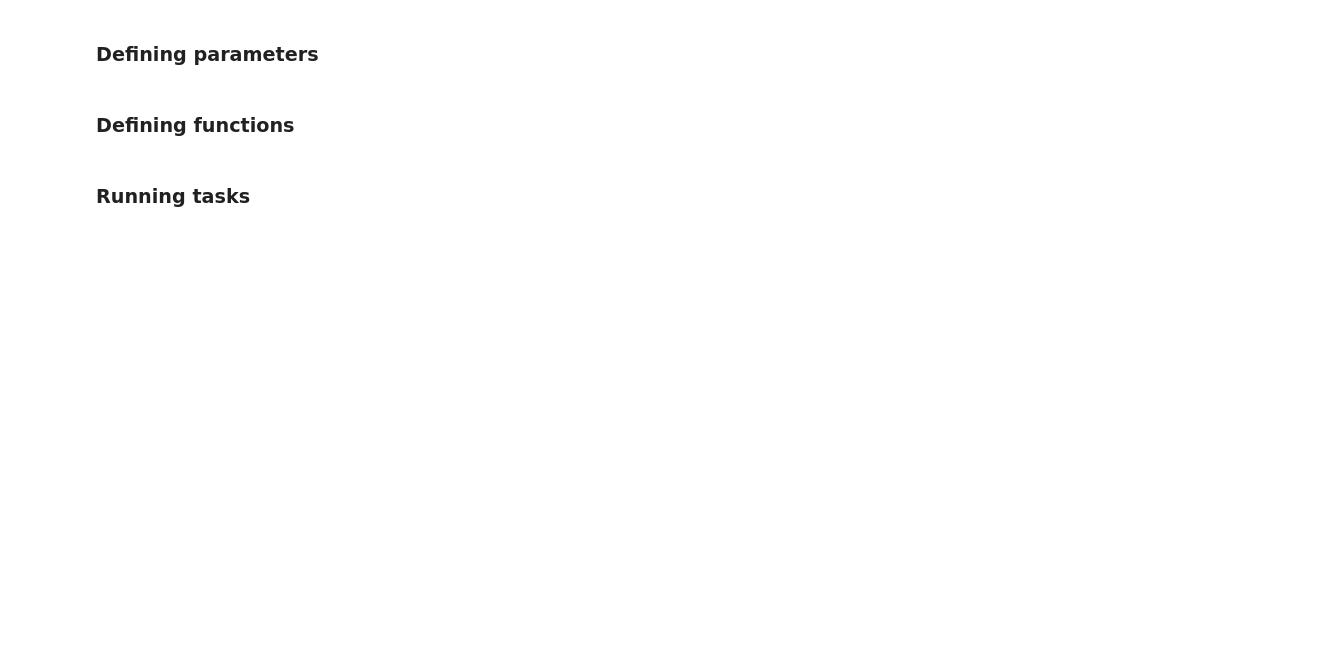
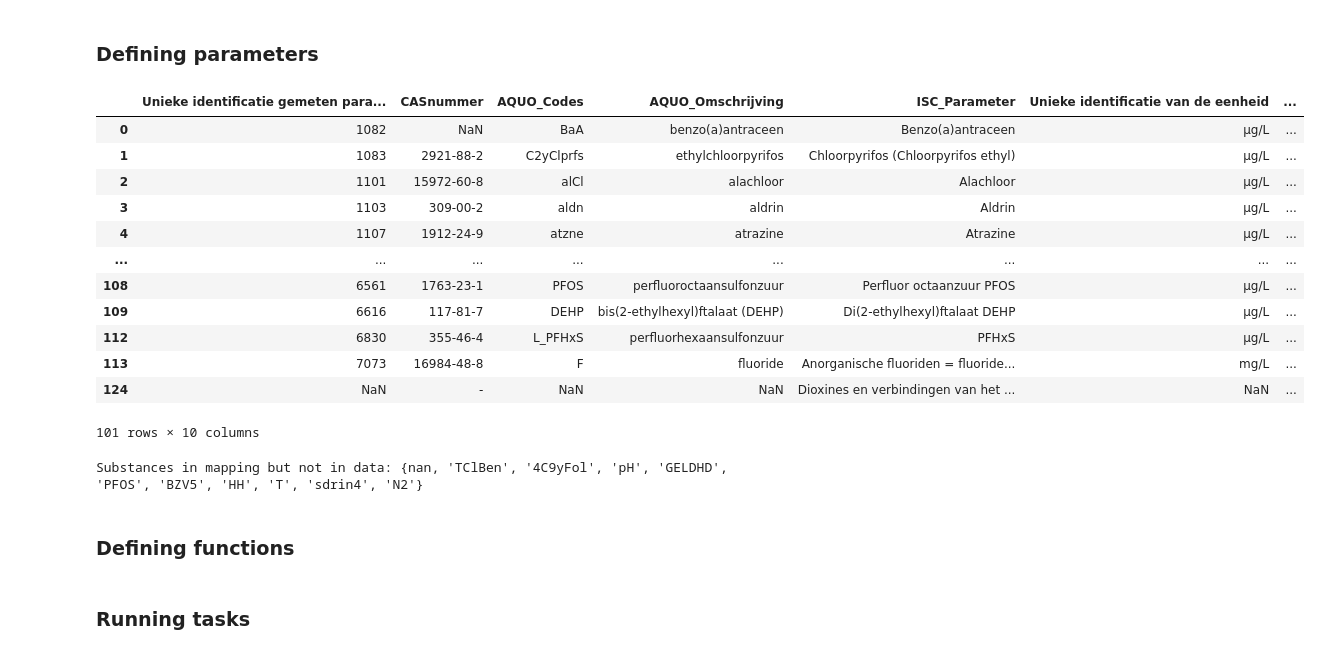
Before and after one commit to openearth/ISC-mapping-schelde, a Jupyter notebook: scripts/03_Exploring_duplicates.ipynb, the cells around one changed output. Drawn from its saved outputs; the diff is of its cells as text; code cells hidden in the pictures; blank space fills up the shorter version.

Commit message:
Updating repository with 2024 data results.
 Updating repository with 2024 data results. The mapping table was updated as well with summary and missing tabs.

```diff
--- a/scripts/03_Exploring_duplicates.ipynb
+++ b/scripts/03_Exploring_duplicates.ipynb
@@ -14,12 +14,44 @@ columns_to_keep = [
     "eenheid_code",
 ]
 data_path = rf"C:\Ocean\Work\Projects\2026\ISC\Tools\Repositories\voorbeeld\isc_2023-2025\ISC_{year}.xlsx"
+data_delivered_nl_path =  r"C:\Ocean\Work\Projects\2026\ISC\Tools\Repositories\voorbeeld\ISC-CIE WGM_Oct 2025_NL.xlsx"
+data_delivered_fr_path = r"C:\Ocean\Work\Projects\2026\ISC\Tools\Repositories\voorbeeld\ISC-CIE WGM_Tranfert des données RHME 2024_Sept 2025.xlsx"
+
 mapping_location_path = r"C:\Ocean\Work\Projects\2026\ISC\Tools\Repositories\mappings\locations-mapped.xlsx"
 mapping_substances_path = r"C:\Ocean\Work\Projects\2026\ISC\Tools\Repositories\mappings\parameter_mapping_final.xlsx"
+mapping_hoedanigheid_path = r"C:\Ocean\Work\Projects\2026\ISC\Tools\Repositories\mappings\hoedanigheid_mapped.xlsx"
 
 df_data = pd.read_excel(data_path,sheet_name=str(year))
+df_delivered_nl = pd.read_excel(data_delivered_nl_path, sheet_name="Paramètres - Parameters", header=1)
+df_delivered_fr = pd.read_excel(data_delivered_fr_path, sheet_name="Paramètres - Parameters", header=1)
+
 df_mapping_location = pd.read_excel(mapping_location_path)
-df_mapping_substances = pd.read_excel(mapping_substances_path)
+df_mapping_substances = pd.read_excel(mapping_substances_path, sheet_name="total_mapping")
+df_mapping_hoedanigheid = pd.read_excel(mapping_hoedanigheid_path)
+# %%
+# Remove from df_mapping_substances any rows where reported column is not nan
+df_mapping_substances = df_mapping_substances[df_mapping_substances["reported"].isna()]
+df_mapping_substances
+# %% [output]
+|  | Unieke identificatie gemeten para... | CASnummer | AQUO_Codes | AQUO_Omschrijving | ISC_Parameter | Unieke identificatie van de eenheid | ... |
+| 0 | 1082 | NaN | BaA | benzo(a)antraceen | Benzo(a)antraceen | µg/L | ... |
+| 1 | 1083 | 2921-88-2 | C2yClprfs | ethylchloorpyrifos | Chloorpyrifos (Chloorpyrifos ethyl) | µg/L | ... |
+| 2 | 1101 | 15972-60-8 | alCl | alachloor | Alachloor | µg/L | ... |
+| 3 | 1103 | 309-00-2 | aldn | aldrin | Aldrin | µg/L | ... |
+| 4 | 1107 | 1912-24-9 | atzne | atrazine | Atrazine | µg/L | ... |
+| ... | ... | ... | ... | ... | ... | ... | ... |
+| 108 | 6561 | 1763-23-1 | PFOS | perfluoroctaansulfonzuur | Perfluor octaanzuur PFOS | µg/L | ... |
+| 109 | 6616 | 117-81-7 | DEHP | bis(2-ethylhexyl)ftalaat (DEHP) | Di(2-ethylhexyl)ftalaat DEHP | µg/L | ... |
+| 112 | 6830 | 355-46-4 | L_PFHxS | perfluorhexaansulfonzuur | PFHxS | µg/L | ... |
+| 113 | 7073 | 16984-48-8 | F | fluoride | Anorganische fluoriden = fluoride... | mg/L | ... |
+| 124 | NaN | - | NaN | NaN | Dioxines en verbindingen van het ... | NaN | ... |
+101 rows × 10 columns
+# %%
+# Get the substances from df_mapping_substances["AQUO_Codes"] that are not in df_data["parameter_code"]
+substances_in_mapping_not_in_data = set(df_mapping_substances["AQUO_Codes"]) - set(df_data["parameter_code"])
+print("Substances in mapping but not in data:", substances_in_mapping_not_in_data)
+# %% [output]
+Substances in mapping but not in data: {nan, 'TClBen', '4C9yFol', 'pH', 'GELDHD', 'PFOS', 'BZV5', 'HH', 'T', 'sdrin4', 'N2'}
 # %% [markdown]
 ### Defining functions
 # %%
```
Also changed, not shown: parts of 9 cells of this notebook, 5 other files.
